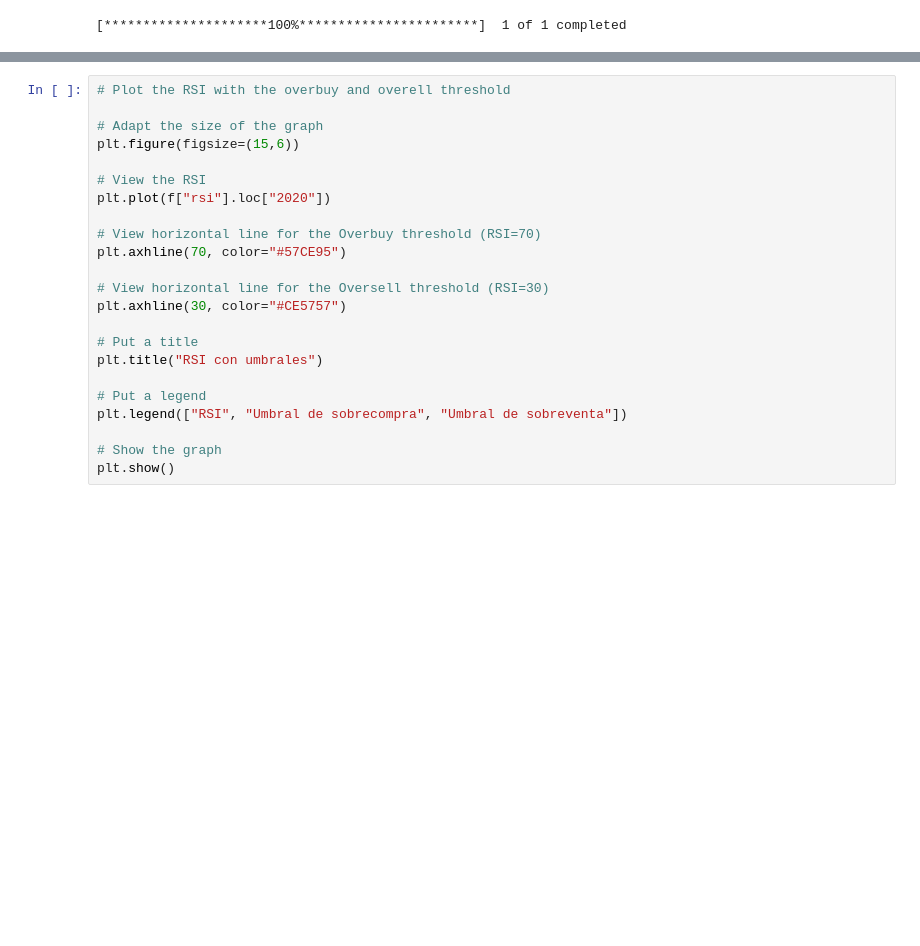
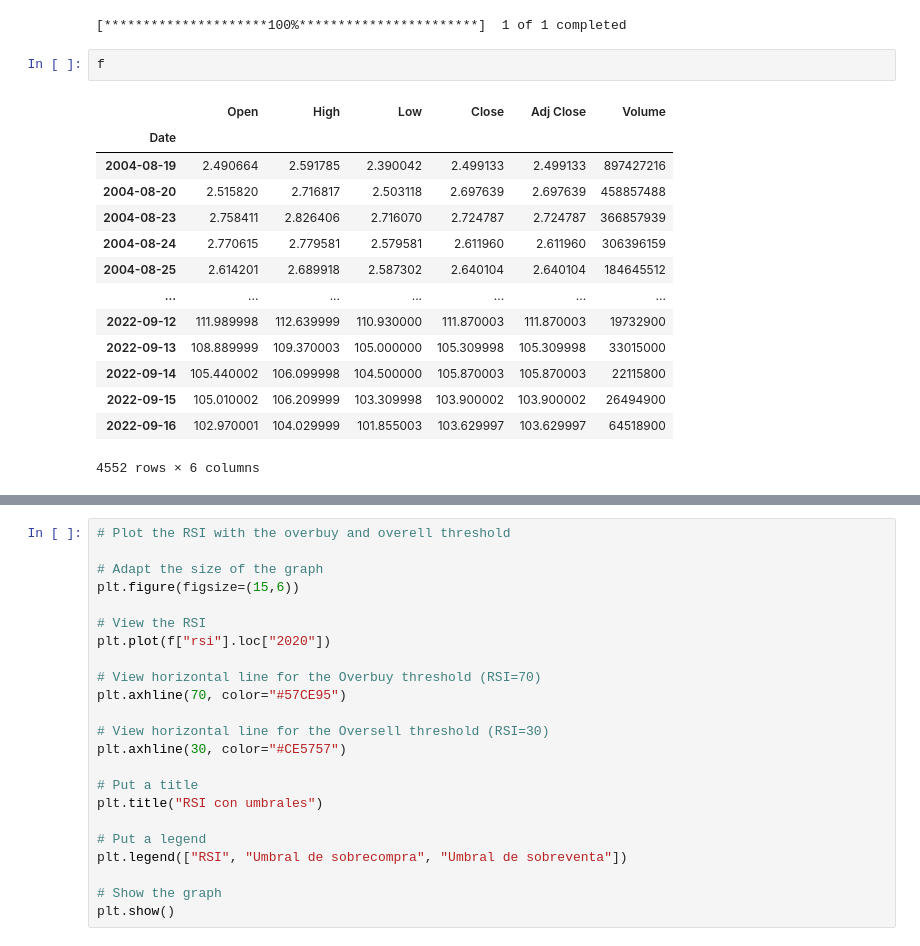
Before and after one commit to yimmyeman/trading-algoritmico-analisis-tecnico, a Jupyter notebook: ES_TA_Capítulo_04_Estrategias_con_RSI.ipynb, the cells around one changed output, grey strips where cells are left out. Saved outputs shown, nothing was run; the diff lists cells and outputs as text; blank space fills up the shorter version.

```diff
--- a/ES_TA_Capítulo_04_Estrategias_con_RSI.ipynb
+++ b/ES_TA_Capítulo_04_Estrategias_con_RSI.ipynb
@@ -94,6 +94,23 @@ Hay que tener en cuenta que el RSI es un indicador de la familia de los oscilado
 f = yf.download("GOOG")
 # %% [output]
 [*********************100%***********************]  1 of 1 completed
+# %%
+f
+# %% [output]
+|  | Open | High | Low | Close | Adj Close | Volume |
+| Date |  |  |  |  |  |  |
+| 2004-08-19 | 2.490664 | 2.591785 | 2.390042 | 2.499133 | 2.499133 | 897427216 |
+| 2004-08-20 | 2.515820 | 2.716817 | 2.503118 | 2.697639 | 2.697639 | 458857488 |
+| 2004-08-23 | 2.758411 | 2.826406 | 2.716070 | 2.724787 | 2.724787 | 366857939 |
+| 2004-08-24 | 2.770615 | 2.779581 | 2.579581 | 2.611960 | 2.611960 | 306396159 |
+| 2004-08-25 | 2.614201 | 2.689918 | 2.587302 | 2.640104 | 2.640104 | 184645512 |
+| ... | ... | ... | ... | ... | ... | ... |
+| 2022-09-12 | 111.989998 | 112.639999 | 110.930000 | 111.870003 | 111.870003 | 19732900 |
+| 2022-09-13 | 108.889999 | 109.370003 | 105.000000 | 105.309998 | 105.309998 | 33015000 |
+| 2022-09-14 | 105.440002 | 106.099998 | 104.500000 | 105.870003 | 105.870003 | 22115800 |
+| 2022-09-15 | 105.010002 | 106.209999 | 103.309998 | 103.900002 | 103.900002 | 26494900 |
+| 2022-09-16 | 102.970001 | 104.029999 | 101.855003 | 103.629997 | 103.629997 | 64518900 |
+4552 rows × 6 columns
 # %%
 # Compute the rsi
 f["rsi"] = ta.momentum.RSIIndicator(f["Adj Close"], window=14).rsi()
```
Also changed, not shown: parts of 2 cells of this notebook.
